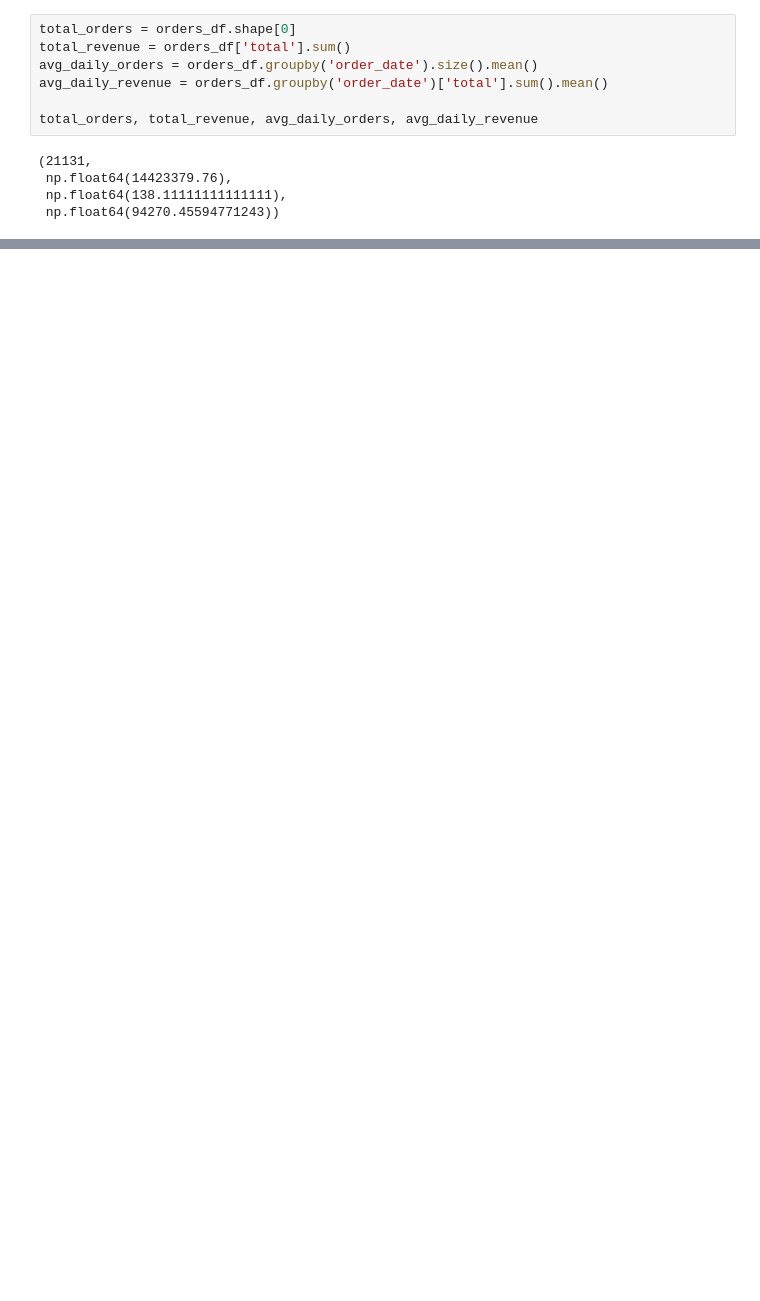
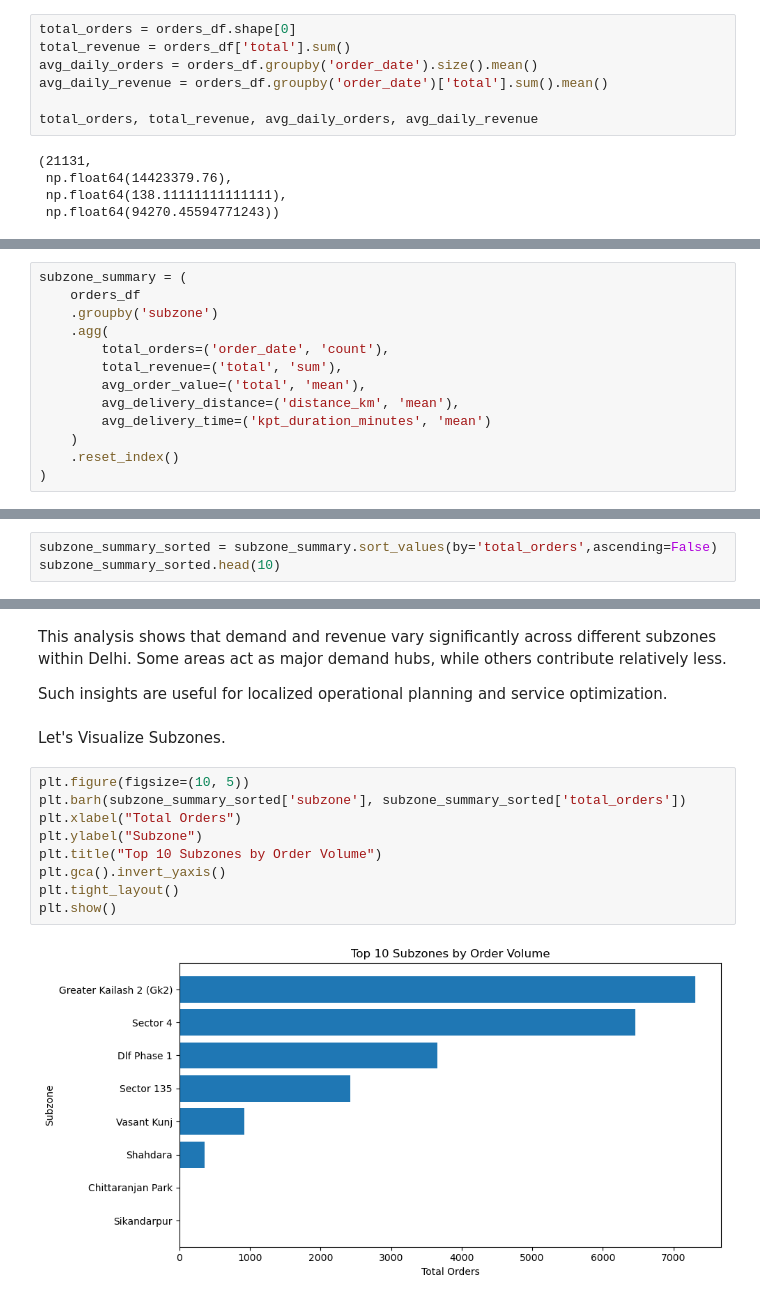
Before and after one commit to Pranay-Shete/AI-Demand-Revenue-Intelligence, a Jupyter notebook: notebooks/03_eda_business_insights.ipynb, the cells around one changed output, grey strips where cells are left out. Cells and saved outputs as stored; diff of their text form; blank space fills up the shorter version.

```diff
--- a/notebooks/03_eda_business_insights.ipynb
+++ b/notebooks/03_eda_business_insights.ipynb
@@ -31,0 +177,13 @@ total_orders, total_revenue, avg_daily_orders, avg_daily_revenue
+# %%
+subzone_summary = (
+    orders_df
+    .groupby('subzone')
+    .agg(
+        total_orders=('order_date', 'count'),
+        total_revenue=('total', 'sum'),
+        avg_order_value=('total', 'mean'),
+        avg_delivery_distance=('distance_km', 'mean'),
+        avg_delivery_time=('kpt_duration_minutes', 'mean')
+    )
+    .reset_index()
+)
@@ -31,0 +202,3 @@ total_orders, total_revenue, avg_daily_orders, avg_daily_revenue
+# %%
+subzone_summary_sorted = subzone_summary.sort_values(by='total_orders',ascending=False)
+subzone_summary_sorted.head(10)
@@ -31,0 +215,20 @@ total_orders, total_revenue, avg_daily_orders, avg_daily_revenue
+# %% [markdown]
+This analysis shows that demand and revenue vary significantly across
+different subzones within Delhi. Some areas act as major demand hubs,
+while others contribute relatively less.
+
+Such insights are useful for localized operational planning and service
+optimization.
+# %% [markdown]
+Let's Visualize Subzones.
+# %%
+plt.figure(figsize=(10, 5))
+plt.barh(subzone_summary_sorted['subzone'], subzone_summary_sorted['total_orders'])
+plt.xlabel("Total Orders")
+plt.ylabel("Subzone")
+plt.title("Top 10 Subzones by Order Volume")
+plt.gca().invert_yaxis()
+plt.tight_layout()
+plt.show()
+# %% [output]
+[figure, added]
```
Also changed, not shown: parts of 27 cells of this notebook, 4 other files.
